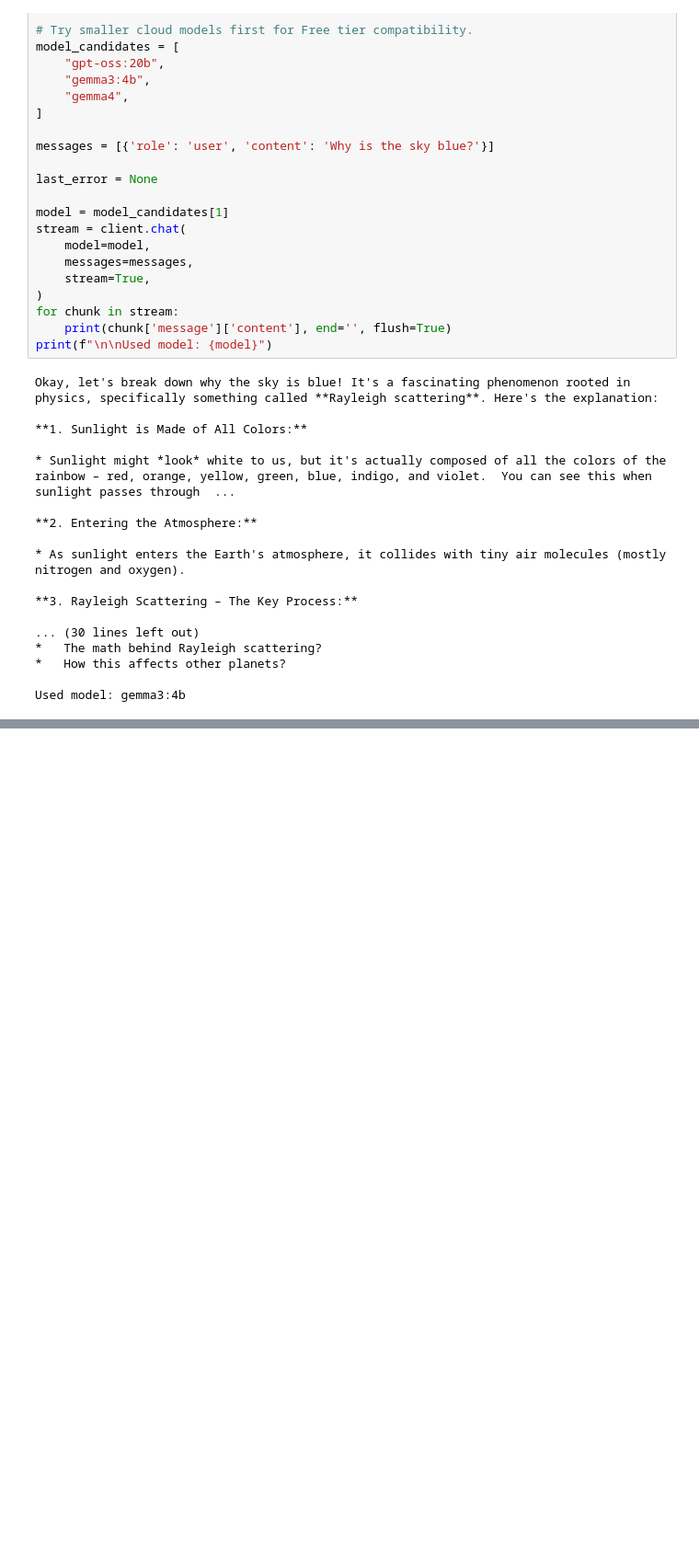
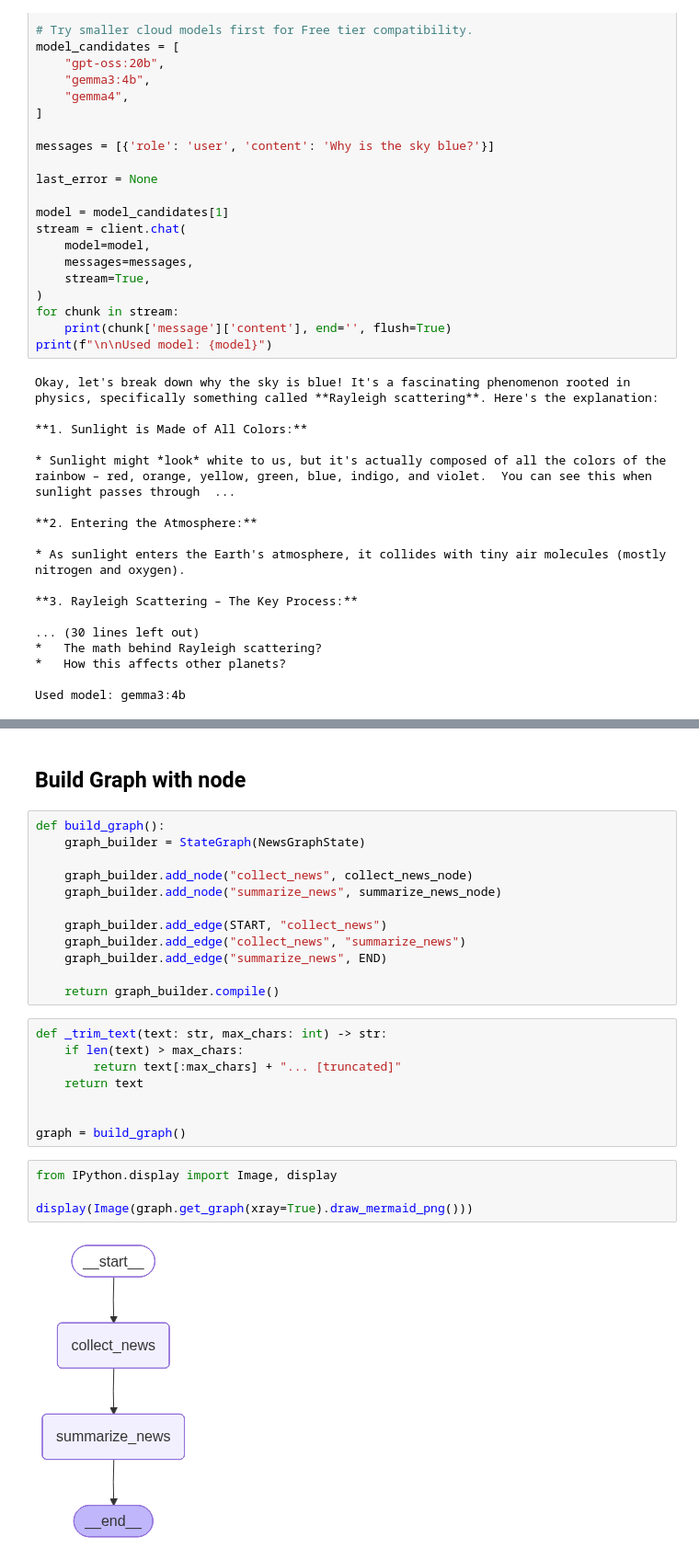
Before and after one commit to leekwansoo/news_reader, a Jupyter notebook: ollama_chat.ipynb, the cells around one changed output, grey strips where cells are left out. Shown at 92% size. Cells and saved outputs as stored; diff of their text form; blank space fills up the shorter version.

```diff
--- a/ollama_chat.ipynb
+++ b/ollama_chat.ipynb
@@ -161,0 +419,28 @@ Used model: gemma3:4b
+# %% [markdown]
+## Build Graph with node
+# %%
+def build_graph():
+    graph_builder = StateGraph(NewsGraphState)
+
+    graph_builder.add_node("collect_news", collect_news_node)
+    graph_builder.add_node("summarize_news", summarize_news_node)
+
+    graph_builder.add_edge(START, "collect_news")
+    graph_builder.add_edge("collect_news", "summarize_news")
+    graph_builder.add_edge("summarize_news", END)
+
+    return graph_builder.compile()
+# %%
+def _trim_text(text: str, max_chars: int) -> str:
+    if len(text) > max_chars:
+        return text[:max_chars] + "... [truncated]"
+    return text
+
+
+graph = build_graph()
+# %%
+from IPython.display import Image, display
+
+display(Image(graph.get_graph(xray=True).draw_mermaid_png()))
+# %% [output]
+[figure, added]
```
Also changed, not shown: parts of 14 cells of this notebook, 1 other file.
